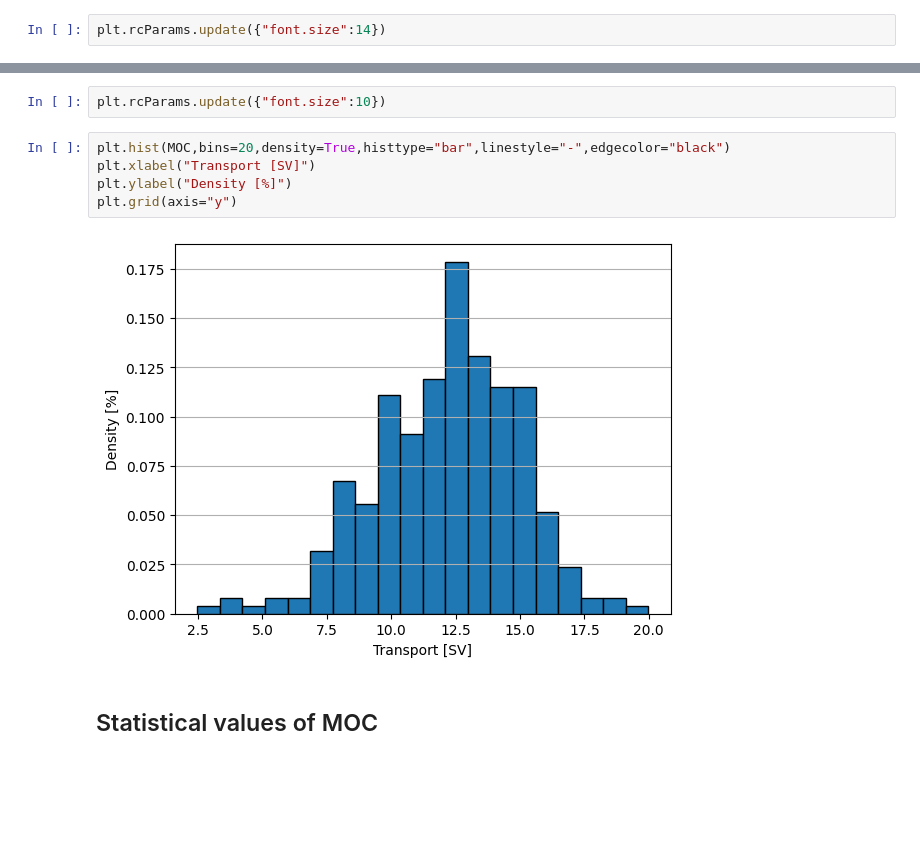
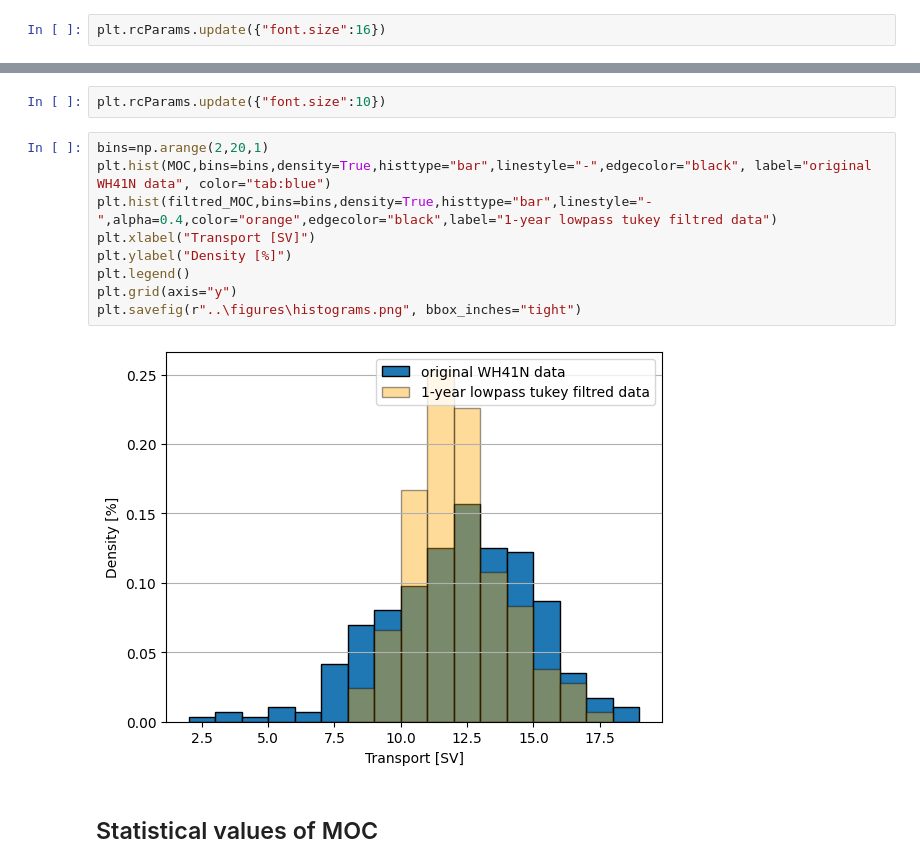
Before and after one commit to arvedlattekamp/arved-assignment2, a Jupyter notebook: notebooks/assignment1.ipynb, the cells around one changed output, grey strips where cells are left out. Drawn from its saved outputs; the diff is of its cells as text; blank space fills up the shorter version.

Commit message:
assignment report draft requirements adjusted to install tk figures saved

```diff
--- a/notebooks/assignment1.ipynb
+++ b/notebooks/assignment1.ipynb
@@ -24,5 +24,5 @@ filtred_MOC=filters.tukey_lowpass(ds["MOC"],12,True)
 # %% [markdown]
 ## Plot timeseries and histogram
 # %%
-plt.rcParams.update({"font.size":14})
+plt.rcParams.update({"font.size":16})
 # %%
@@ -41,12 +41,16 @@ plt.savefig(r"..\figures\wh41n_timeseries.png")
 # %%
 plt.rcParams.update({"font.size":10})
 # %%
-plt.hist(MOC,bins=20,density=True,histtype="bar",linestyle="-",edgecolor="black")
+bins=np.arange(2,20,1)
+plt.hist(MOC,bins=bins,density=True,histtype="bar",linestyle="-",edgecolor="black", label="original WH41N data", color="tab:blue")
+plt.hist(filtred_MOC,bins=bins,density=True,histtype="bar",linestyle="-",alpha=0.4,color="orange",edgecolor="black",label="1-year lowpass tukey filtred data")
 plt.xlabel("Transport [SV]")
 plt.ylabel("Density [%]")
+plt.legend()
 plt.grid(axis="y")
+plt.savefig(r"..\figures\histograms.png", bbox_inches="tight")
 # %% [output]
-[figure, old version]
+[figure, new version]
 # %% [markdown]
 ## Statistical values of MOC
 # %%
```
Also changed, not shown: parts of 10 cells of this notebook, 11 other files.
